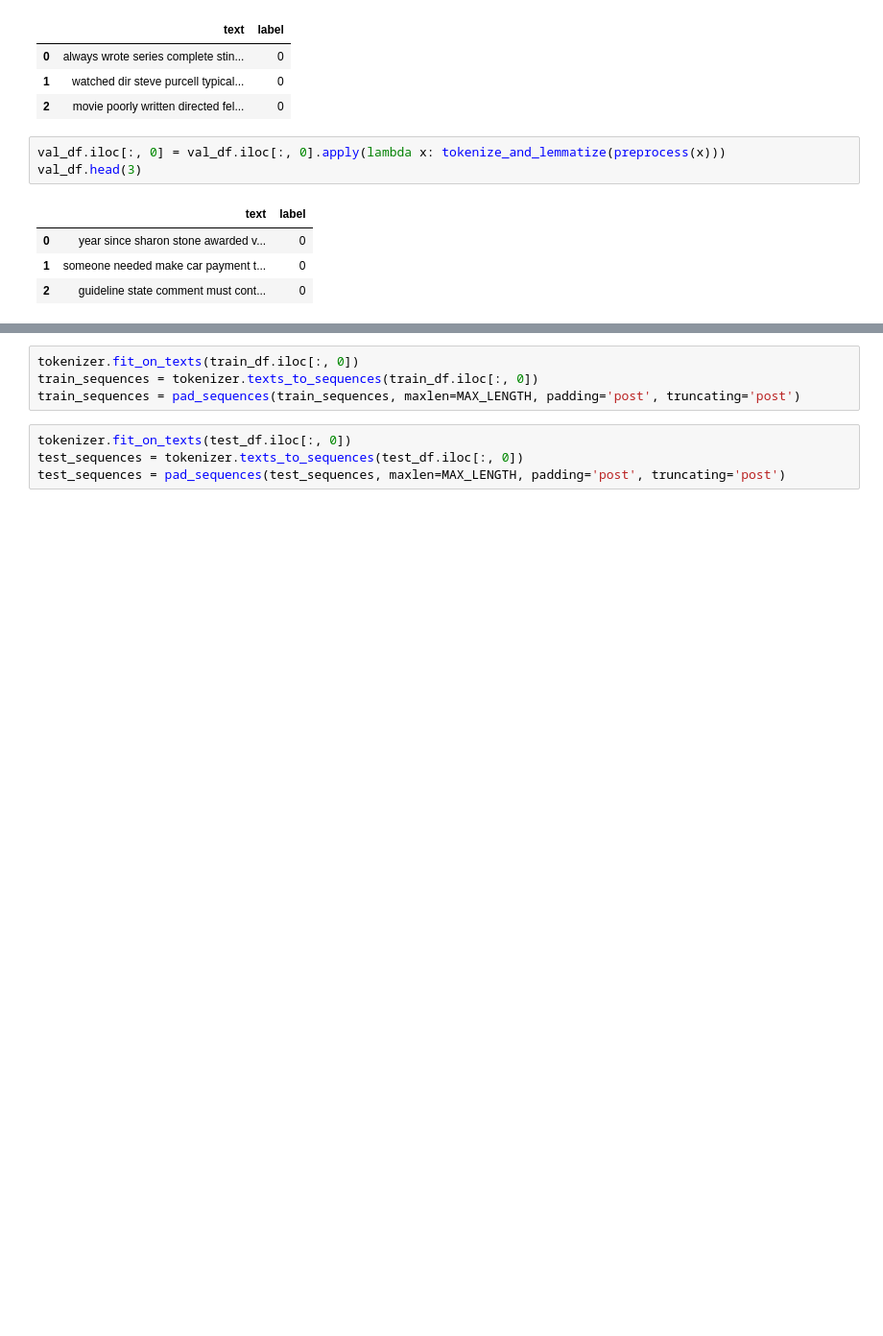
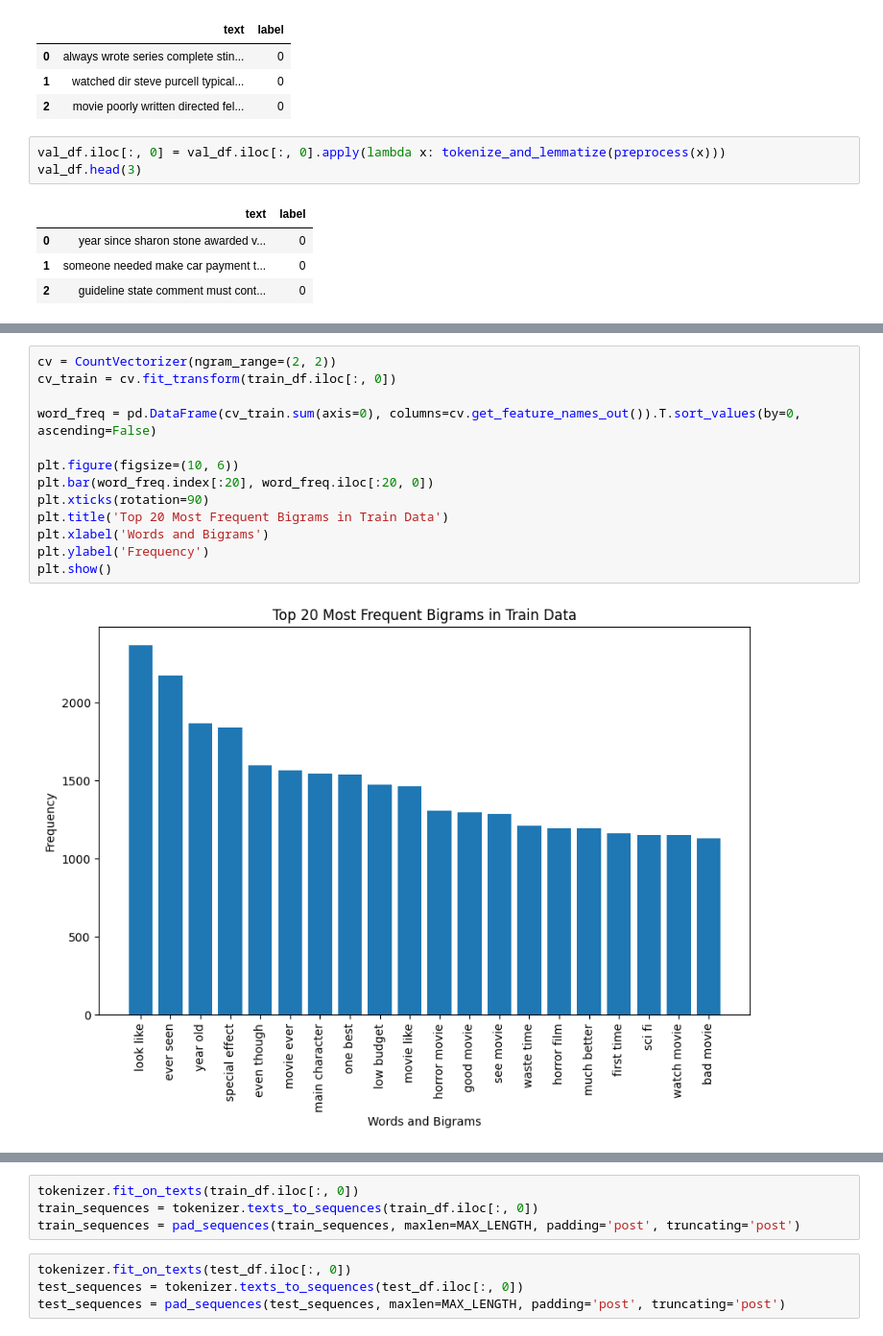
Before and after one commit to dhzdhd/DSE, a Jupyter notebook: Year 3/Semester 5/DL lab/Week 6/W6.ipynb, the cells around one changed output, grey strips where cells are left out. Shown at 96% size. Saved outputs shown, nothing was run; the diff lists cells and outputs as text; blank space fills up the shorter version.

```diff
--- a/Year 3/Semester 5/DL lab/Week 6/W6.ipynb
+++ b/Year 3/Semester 5/DL lab/Week 6/W6.ipynb
@@ -147,3 +162,18 @@ plt.show()
+# %%
+cv = CountVectorizer(ngram_range=(2, 2))
+cv_train = cv.fit_transform(train_df.iloc[:, 0])
+
+word_freq = pd.DataFrame(cv_train.sum(axis=0), columns=cv.get_feature_names_out()).T.sort_values(by=0, ascending=False)
+
+plt.figure(figsize=(10, 6))
+plt.bar(word_freq.index[:20], word_freq.iloc[:20, 0])
+plt.xticks(rotation=90)
+plt.title('Top 20 Most Frequent Bigrams in Train Data')
+plt.xlabel('Words and Bigrams')
+plt.ylabel('Frequency')
+plt.show()
+# %% [output]
+[figure, added]
 # %%
 pos_df = train_df[train_df['label'] == 1]
 neg_df = train_df[train_df['label'] == 0]
```
Also changed, not shown: parts of 17 cells of this notebook, 5 other files.
